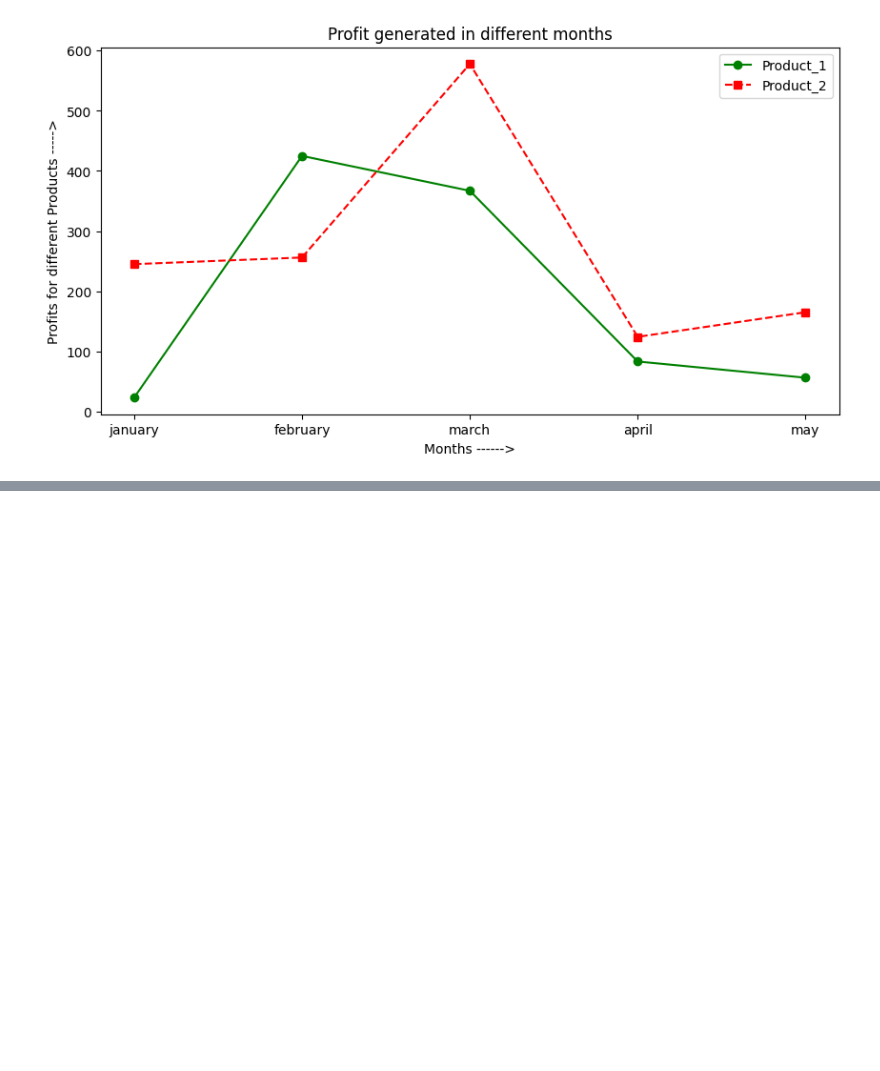
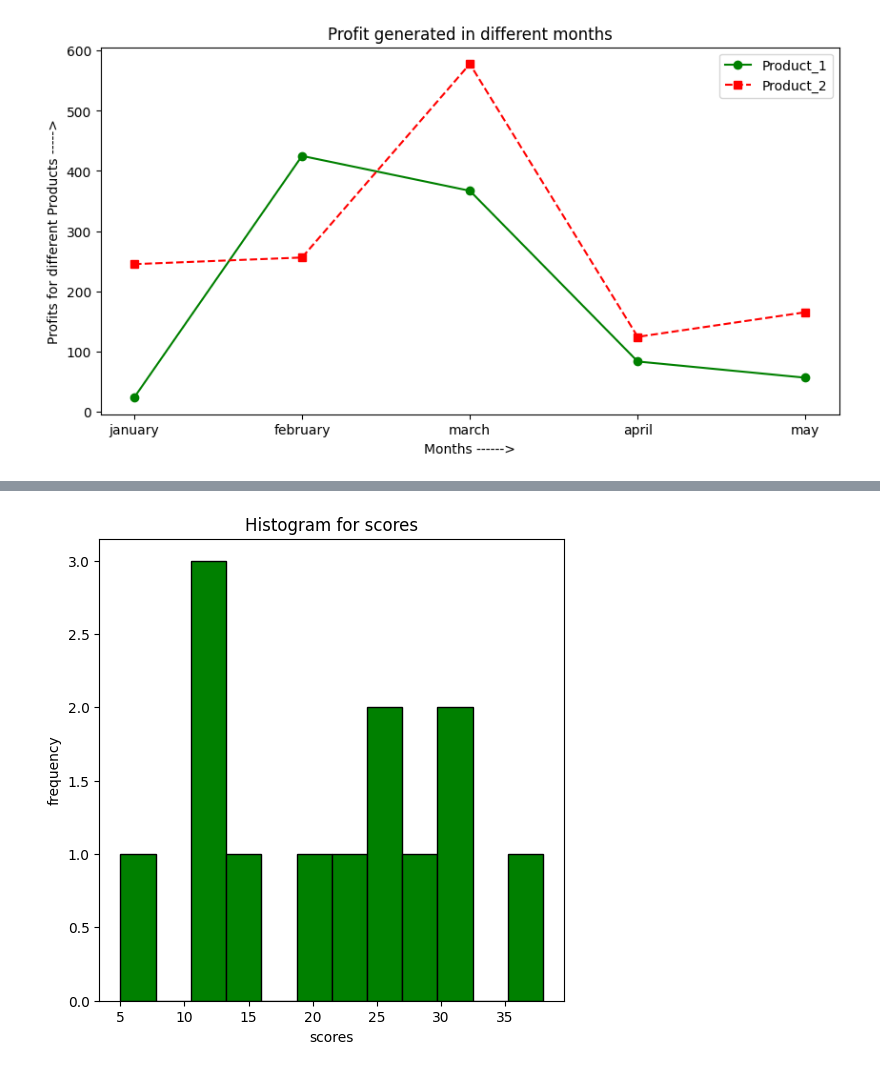
Before and after one commit to akhileshdutt/DataScience_learning, a Jupyter notebook: Libraries/Matplotlib/Matplotlib_Advance.ipynb, the cells around one changed output, grey strips where cells are left out. Saved outputs shown, nothing was run; the diff lists cells and outputs as text; code cells hidden in the pictures; blank space fills up the shorter version.

```diff
--- a/Libraries/Matplotlib/Matplotlib_Advance.ipynb
+++ b/Libraries/Matplotlib/Matplotlib_Advance.ipynb
@@ -131,0 +138,10 @@ plt.show()
+# %%
+exam_scores =[20,13,25,14,12,5,25,28,30,12,30,23,38]
+plt.figure(figsize=(6,6))
+plt.hist(exam_scores,bins=12,color="g",edgecolor="black")
+plt.xlabel("scores")
+plt.ylabel("frequency")
+plt.title("Histogram for scores")
+plt.show()
+# %% [output]
+[figure, added]
```
Also changed, not shown: parts of 66 cells of this notebook, 3 other files.
